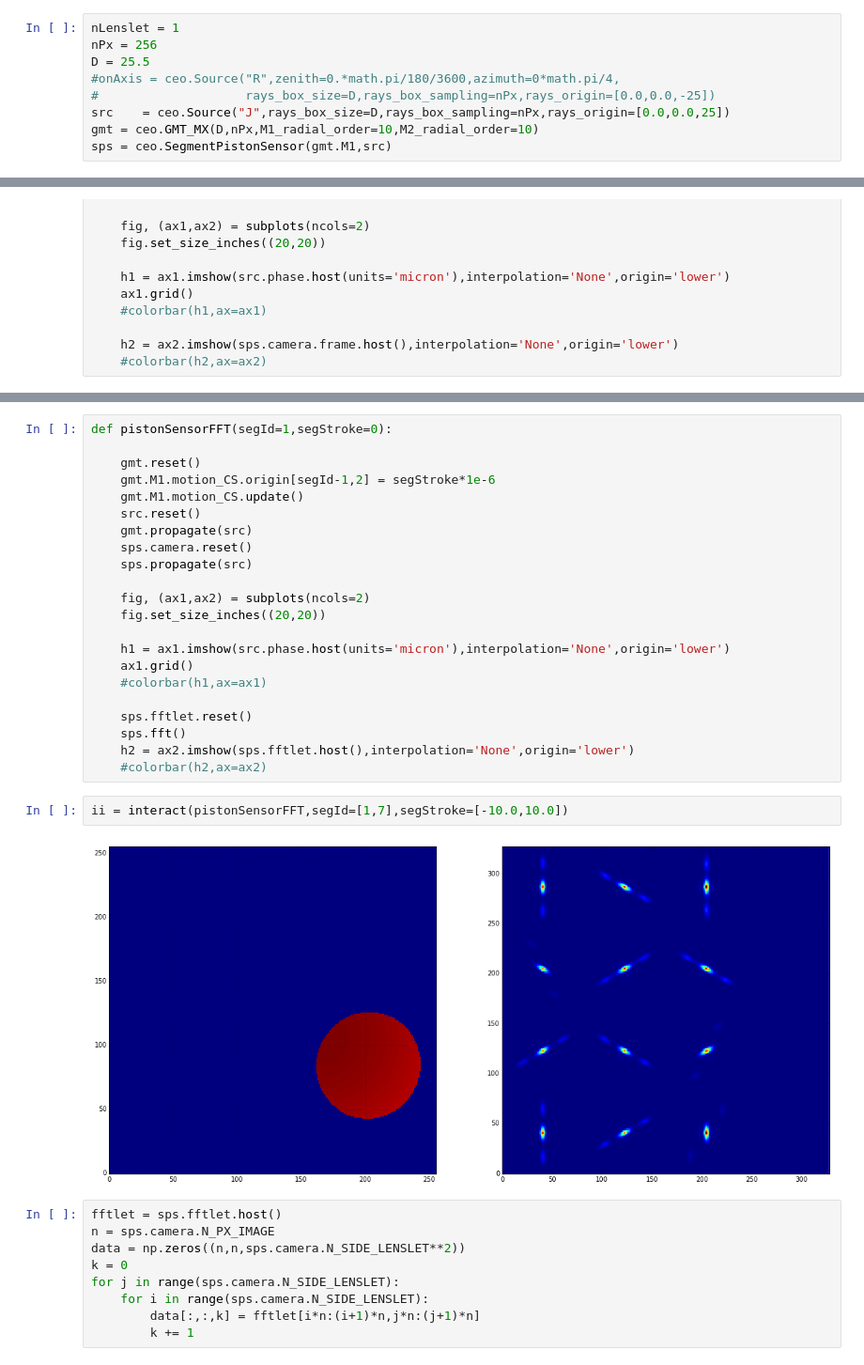
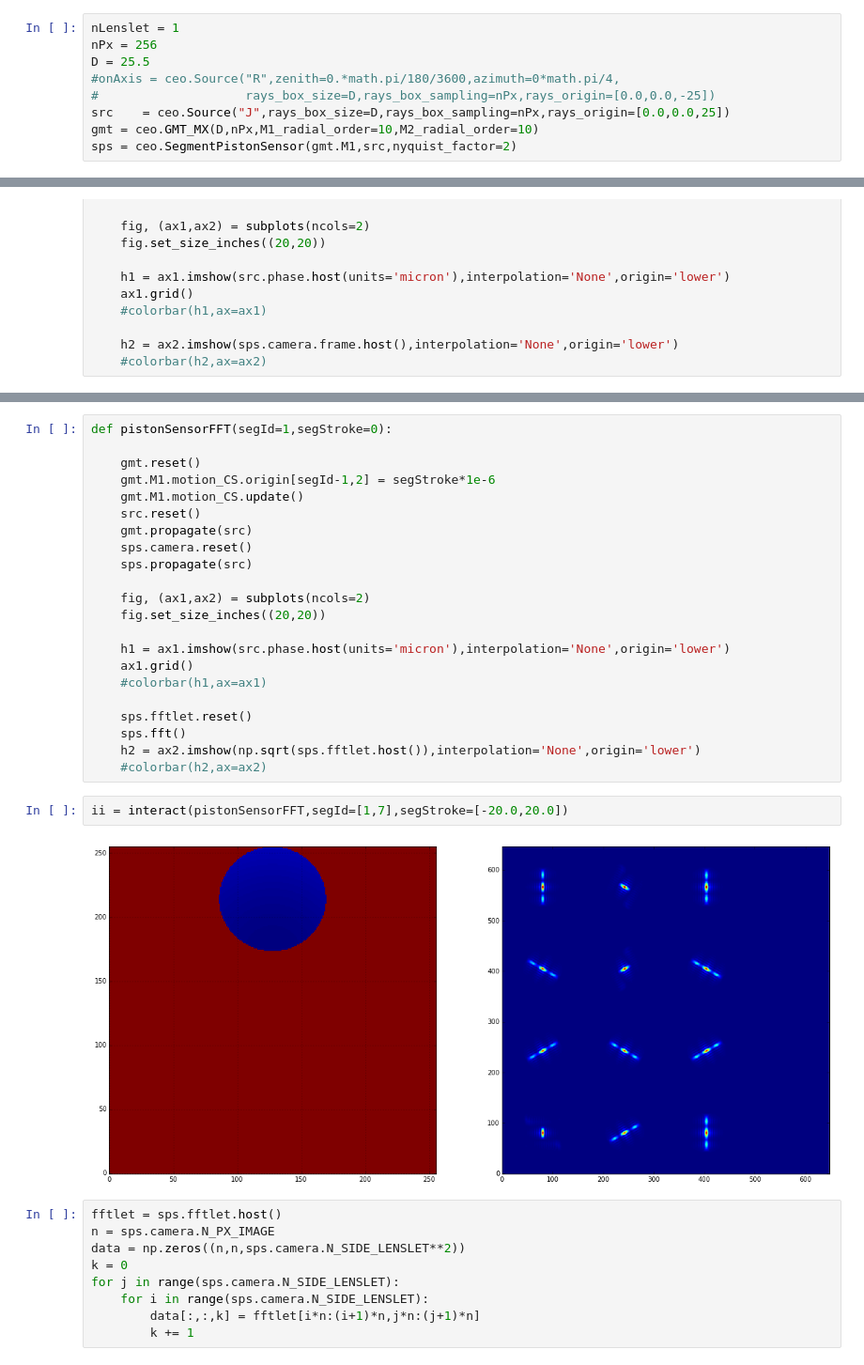
Before and after one commit to rconan/CEO, a Jupyter notebook: segmentPistonSensor/Interactive_Segment-Piston-Sensor.ipynb, the cells around one changed output, grey strips where cells are left out. Shown at 94% size. Saved outputs shown, nothing was run; the diff lists cells and outputs as text.

```diff
--- a/segmentPistonSensor/Interactive_Segment-Piston-Sensor.ipynb
+++ b/segmentPistonSensor/Interactive_Segment-Piston-Sensor.ipynb
@@ -17,7 +17,7 @@ D = 25.5
 #                    rays_box_size=D,rays_box_sampling=nPx,rays_origin=[0.0,0.0,-25])
 src    = ceo.Source("J",rays_box_size=D,rays_box_sampling=nPx,rays_origin=[0.0,0.0,25])
 gmt = ceo.GMT_MX(D,nPx,M1_radial_order=10,M2_radial_order=10)
-sps = ceo.SegmentPistonSensor(gmt.M1,src)
+sps = ceo.SegmentPistonSensor(gmt.M1,src,nyquist_factor=2)
 # %%
 def pistonSensor(segId=1,segStroke=0):
 
@@ -62,12 +62,12 @@ def pistonSensorFFT(segId=1,segStroke=0):
 
     sps.fftlet.reset()
     sps.fft()
-    h2 = ax2.imshow(sps.fftlet.host(),interpolation='None',origin='lower')
+    h2 = ax2.imshow(np.sqrt(sps.fftlet.host()),interpolation='None',origin='lower')
     #colorbar(h2,ax=ax2)
 # %%
-ii = interact(pistonSensorFFT,segId=[1,7],segStroke=[-10.0,10.0])
+ii = interact(pistonSensorFFT,segId=[1,7],segStroke=[-20.0,20.0])
 # %% [output]
-[figure, old version]
+[figure, new version]
 # %%
 fftlet = sps.fftlet.host()
 n = sps.camera.N_PX_IMAGE
```
Also changed, not shown: parts of 1 cell of this notebook, 1 other file.
